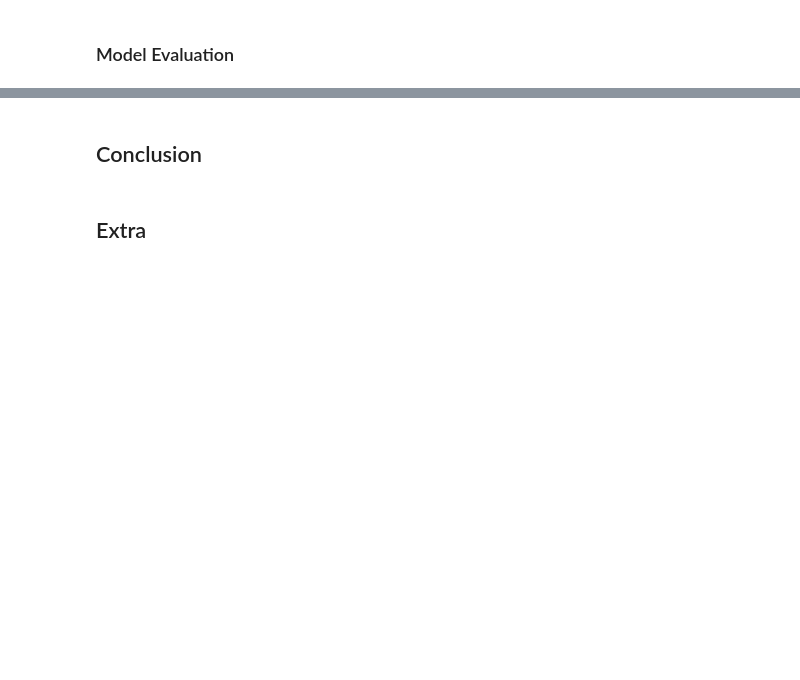
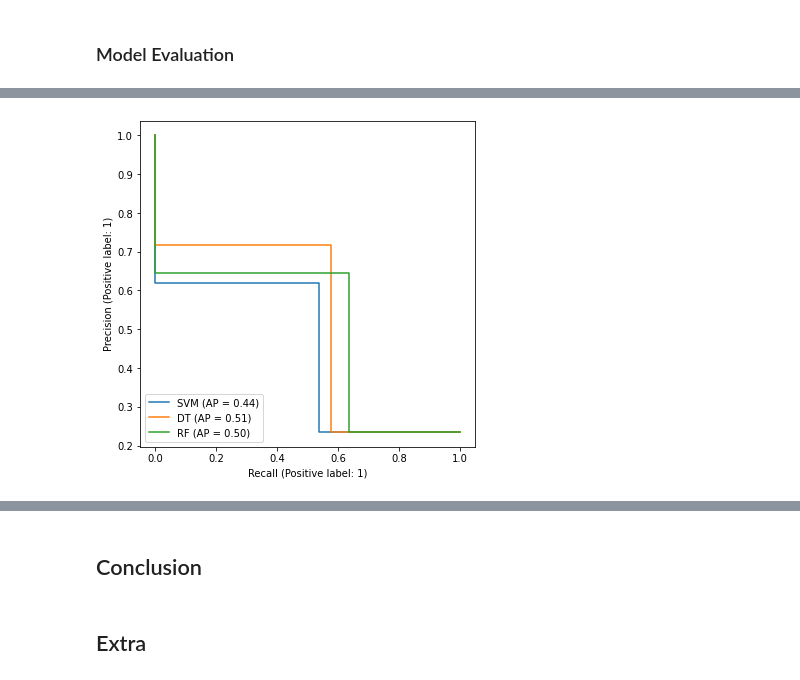
Before and after one commit to lucashoeft/Intelligent-Data-Analysis-Project, a Jupyter notebook: Intelligent-Data-Analysis-Project.ipynb, the cells around one changed output, grey strips where cells are left out. Cells and saved outputs as stored; diff of their text form; code cells hidden in the pictures; blank space fills up the shorter version.

```diff
--- a/Intelligent-Data-Analysis-Project.ipynb
+++ b/Intelligent-Data-Analysis-Project.ipynb
@@ -290,7 +256,7 @@ dtype: float64
 from sklearn.model_selection import train_test_split
 
 # Train / Test-Split
-income_X_train, income_X_test, income_y_train, income_y_test = train_test_split(income_labeled.drop('Income', axis=1), income_labeled['Income'], test_size=0.25, random_state=42)
+income_X_train, income_X_test, income_y_train, income_y_test = train_test_split(income_labeled_scaled.drop('Income', axis=1), income_labeled['Income'], test_size=0.25, random_state=42)
 # %%
 print("Data Set after Data Preparation/Preparation")
 print("Number of Rows:", income_labeled.shape[0])
@@ -393,2 +468,8 @@ Accuracy 0.7825
+# %%
+from sklearn.ensemble import RandomForestClassifier
+
+clf_rf = RandomForestClassifier(random_state=0)
+clf_rf.fit(income_X_train, income_y_train)
+income_y_pred_rf = clf_rf.predict(income_X_test)
 # %% [markdown]
 ### Model Evaluation
@@ -450,0 +512,12 @@ plt.show()
+# %%
+from sklearn.metrics import precision_recall_curve
+from sklearn.metrics import PrecisionRecallDisplay
+
+fig = plt.figure(figsize=(6, 6))
+ax = fig.add_subplot()
+PrecisionRecallDisplay.from_predictions(income_y_test, income_y_pred_svm, name="SVM", ax=ax)
+PrecisionRecallDisplay.from_predictions(income_y_test, income_y_pred_dt, name="DT", ax=ax)
+PrecisionRecallDisplay.from_predictions(income_y_test, income_y_pred_rf, name="RF", ax=ax)
+plt.show()
+# %% [output]
+[figure, added]
```
Also changed, not shown: parts of 20 cells of this notebook.
